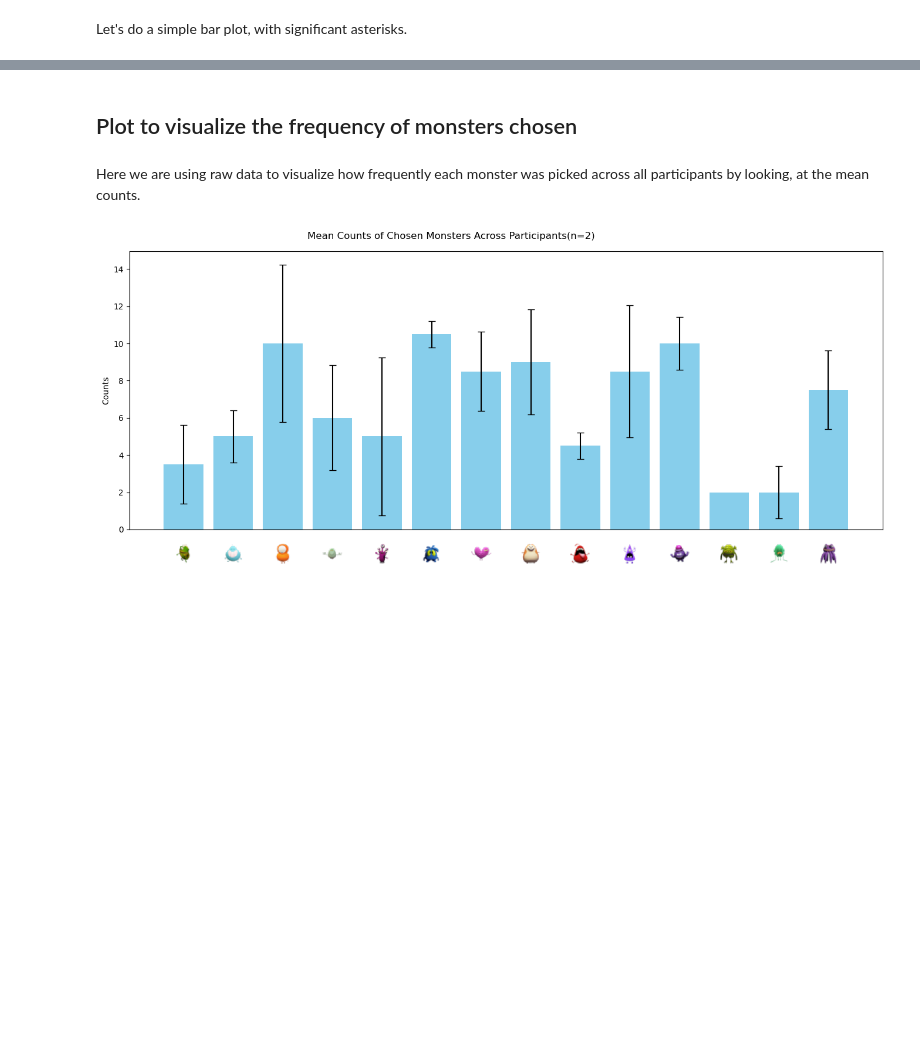
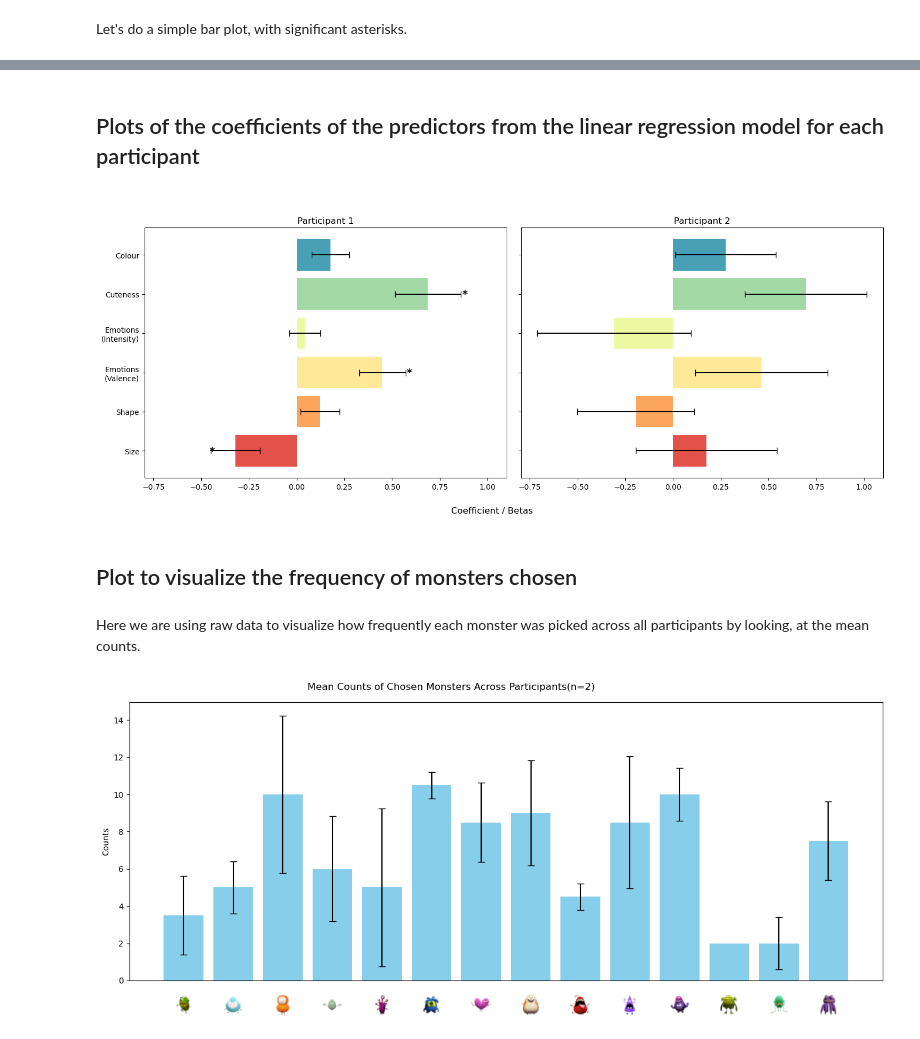
Before and after one commit to Christumas/Cognitive_Maps_Monsters_DataAnalysisCode, a Jupyter notebook: Plots.ipynb, the cells around one changed output, grey strips where cells are left out. Cells and saved outputs as stored; diff of their text form; code cells hidden in the pictures; blank space fills up the shorter version.

```diff
--- a/Plots.ipynb
+++ b/Plots.ipynb
@@ -78,3 +78,55 @@ plt.tight_layout(pad=1.3)
+# %% [markdown]
+<h2>Plots of the coefficients of the predictors from the linear regression model for each participant <h2>
+# %%
+folder_name = 'LinearRegression_Results'
+results_folder = os.listdir(folder_name)
+ppID = 0 #counter for the participants (important later for labelling subplots)
+
+rows, cols = calc_subplots(len(results_folder), 2)
+figsize = (15,6)
+fig, axes = plt.subplots(rows,cols, figsize = (15,6), sharex=True, sharey=True)
+color_palette = sns.color_palette(palette='Spectral') #grab a colour palette for the bars
+
+for index, participant_data in enumerate(results_folder):
+    data = pd.read_csv(f'{folder_name}/{participant_data}') #get the dataframe
+
+    data = data.sort_values(by='Predictors', ascending=False) #setting the order to descending so they appear from top to bottom on the y axis (colors to size)
+
+    ax = axes.flatten()[index] #do this so it effortlessly loops over the subplot axes and plots the participant data
+
+    predictors = data['Predictors']#get the x axis values which will be the coefficients
+    coefficients = data['Coef.']
+    error = data['Std.Err.'] * 0.95 #for 95% CI
+
+    ax.barh(predictors,coefficients,xerr=error, align='center', capsize=4, color=color_palette)
+    ax.set_title(f'Participant {index + 1}')
+
+
+    #adding asterisks for significant predictors
+    sig_predictors = data.loc[data['pvalues'] <= 0.05, 'Predictors'].astype(str)
+
+    for i, row in data.iterrows(): #for each row in the data
+        predictor = row['Predictors'] #get the predictor value for that row
+        coeff = row['Coef.'] #get the corresponding coefficient value
+        stderr = row['Std.Err.']
+
+        if predictor in sig_predictors.values: #and if the predictor is in the list of significant predictors
+            xpos = coeff + (stderr + 0.0005)*np.sign(coeff) #x position of the asterisk, offsetting it by
+            #note the 0.0006 was a random number i got by playing around to ensure the asterisk lands a little over
+            #the upper bound of the error bar
+            ypos = predictor
+            ax.text(xpos, ypos, '*', ha='left', va='center', fontsize=14, fontweight='bold')
+
+
+    ytick_labels = ['Colour', 'Cuteness', 'Emotions\n(Valence)','Emotions\n(Intensity)','Shape','Size'] #reset original labels from the table
+    ytick_labels = sorted(ytick_labels, reverse=True) #rearranging the above labels in descending order so they are placed correctly from top to bottom, according to how the predictors were sorted (descending order) before plotting
+    ax.set_yticklabels(ytick_labels)
+
+fig.supxlabel('Coefficient / Betas')
+fig.suptitle('')
+plt.tight_layout(pad=1.3)
+# %% [output]
+[figure, added]
 # %% [markdown]
 <h2>Plot to visualize the frequency of monsters chosen</h2>
 # %% [markdown]
```
Also changed, not shown: parts of 3 cells of this notebook, 3 other files.
